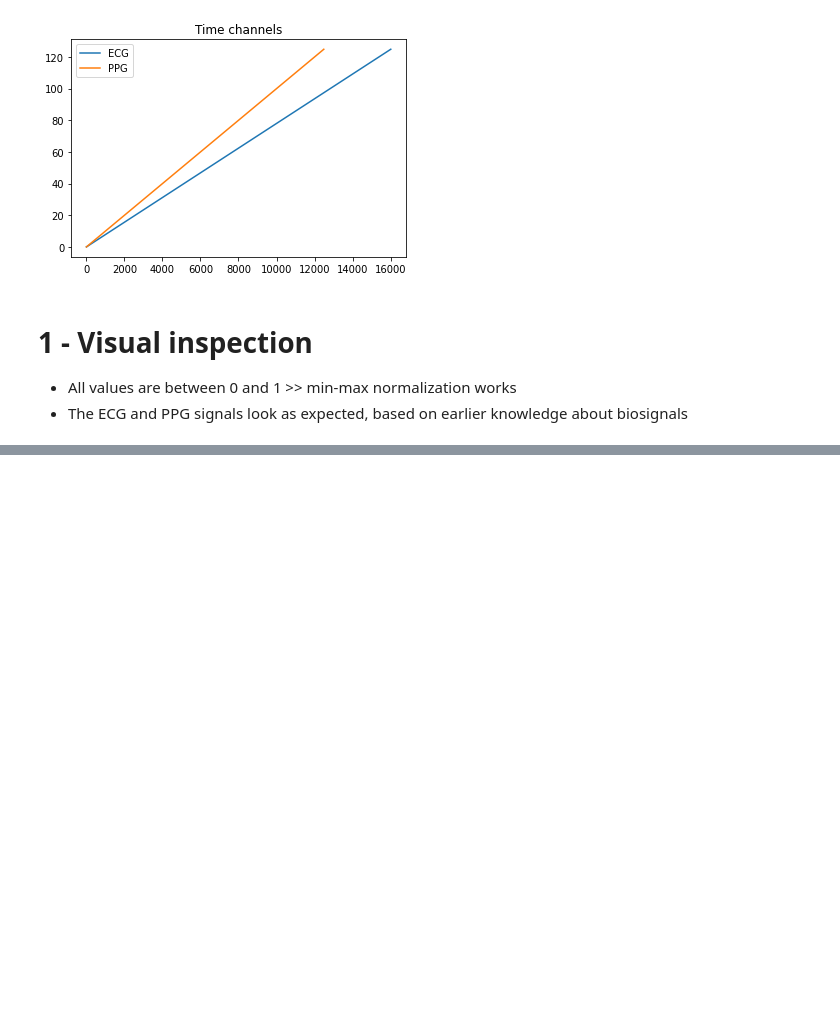
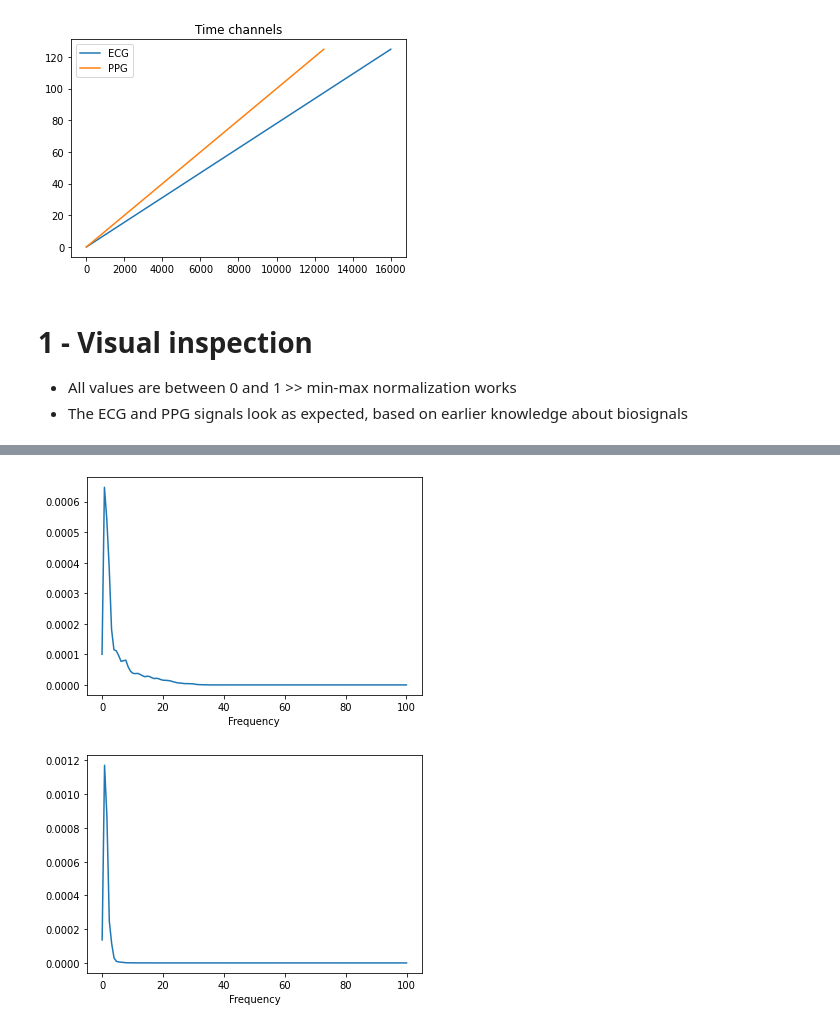
Before and after one commit to Juoksuorava/Health-Wearables-2021, a Jupyter notebook: Analysis Exercise 1/analysis_exercise_1.ipynb, the cells around one changed output, grey strips where cells are left out. Drawn from its saved outputs; the diff is of its cells as text; code cells hidden in the pictures; blank space fills up the shorter version.

```diff
--- a/Analysis Exercise 1/analysis_exercise_1.ipynb
+++ b/Analysis Exercise 1/analysis_exercise_1.ipynb
@@ -116,0 +115,16 @@ plt.close()
+# %%
+# 3 - Visualizing the signal in the frequency domain
+
+freq_ecg = signal.welch(resampled_ecg, fs=fs)
+freq_ir = signal.welch(resampled_ir, fs=fs)
+plt.plot(freq_ecg[0], freq_ecg[1])
+plt.xlabel('Frequency')
+plt.show()
+plt.close()
+plt.plot(freq_ir[0], freq_ir[1])
+plt.xlabel('Frequency')
+plt.show()
+plt.close()
+# %% [output]
+[figure, added]
+[figure, added]
```
Also changed, not shown: parts of 4 cells of this notebook.
